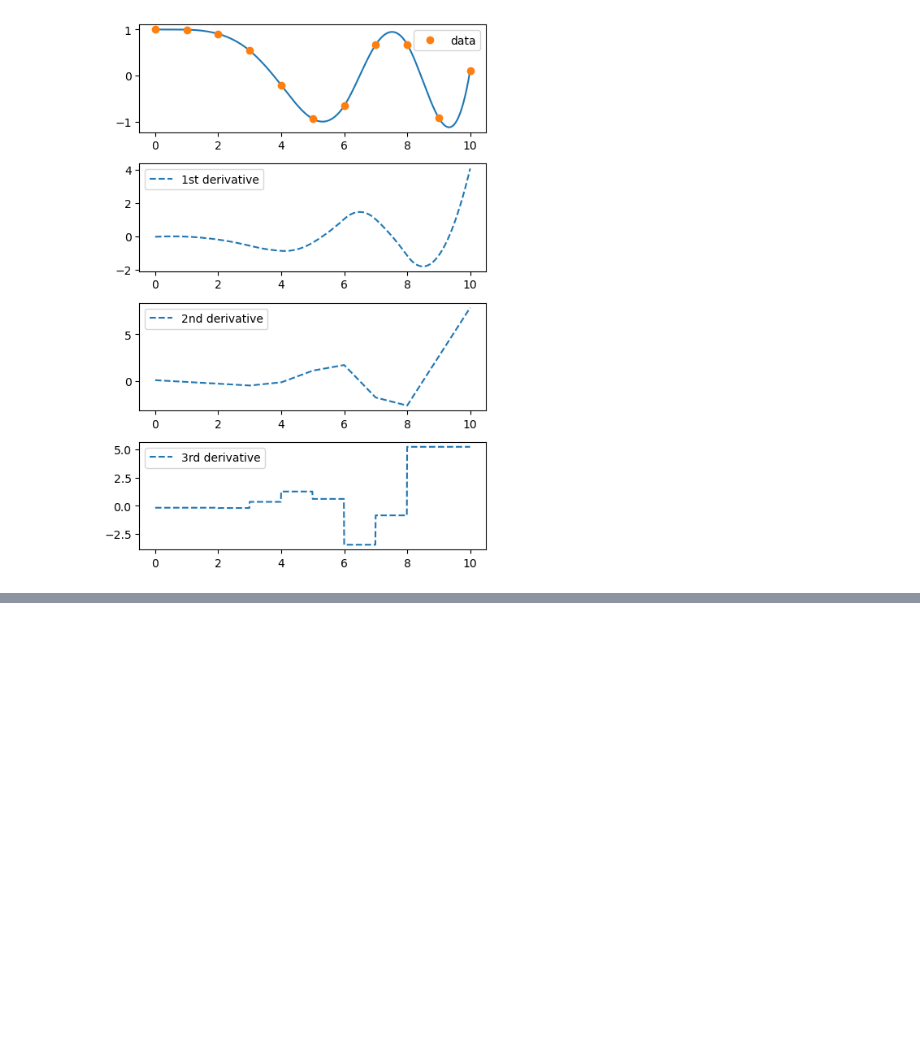
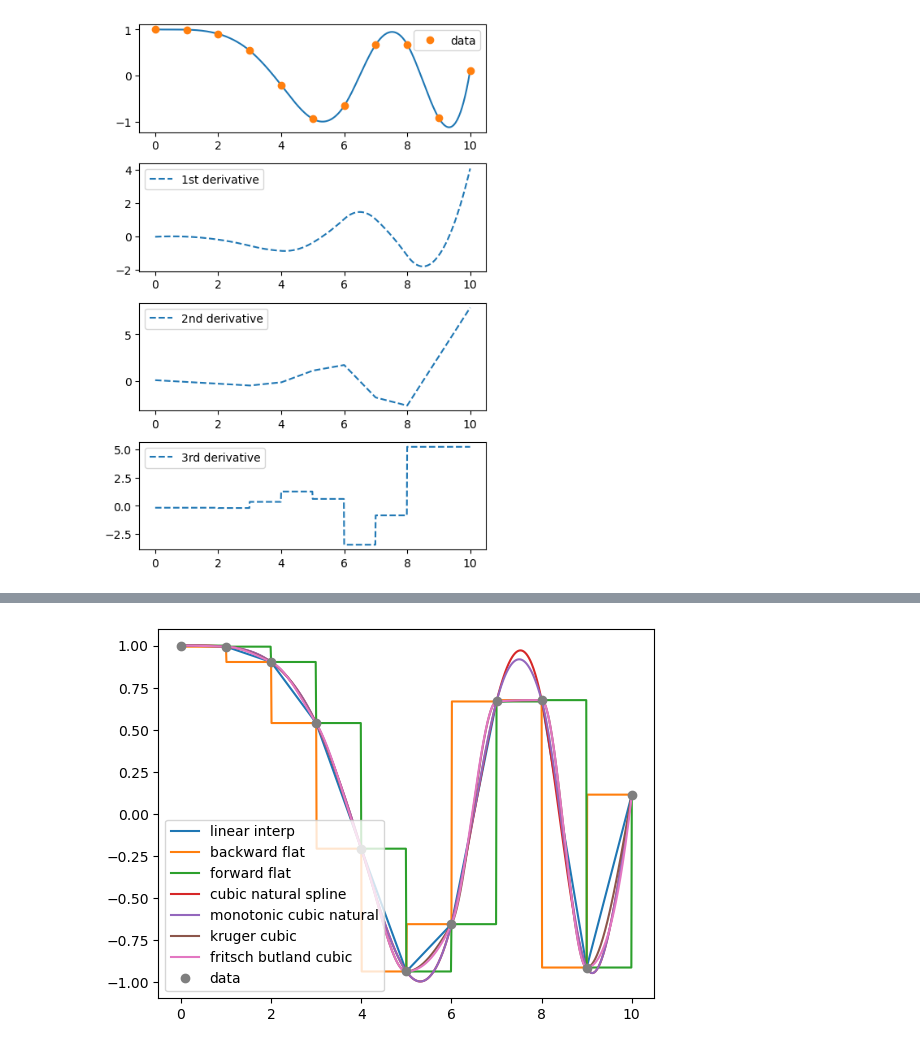
Before and after one commit to kevingivens/Blog, a Jupyter notebook: 2024/Interpolations/quantlib_interpolations.ipynb, the cells around one changed output, grey strips where cells are left out. Saved outputs shown, nothing was run; the diff lists cells and outputs as text; code cells hidden in the pictures; blank space fills up the shorter version.

Commit message:
add quantlib interp demo

```diff
--- a/2024/Interpolations/quantlib_interpolations.ipynb
+++ b/2024/Interpolations/quantlib_interpolations.ipynb
@@ -55,0 +90,25 @@ spl_ql = ql.CubicInterpolation()
+# %%
+interp1 = ql.BackwardFlatInterpolation(ql.Array(x.tolist()), ql.Array(y.tolist()))
+ynew_1 = np.asarray([interp1(x) for x in xnew])
+interp2 = ql.ForwardFlatInterpolation(ql.Array(x.tolist()), ql.Array(y.tolist()))
+ynew_2 = np.asarray([interp2(x) for x in xnew])
+interp3 = ql.CubicNaturalSpline(ql.Array(x.tolist()), ql.Array(y.tolist()))
+ynew_3 = np.asarray([interp3(x) for x in xnew])
+interp4 = ql.MonotonicCubicNaturalSpline(ql.Array(x.tolist()), ql.Array(y.tolist()))
+ynew_4 = np.asarray([interp4(x) for x in xnew])
+interp5 = ql.KrugerCubic(ql.Array(x.tolist()), ql.Array(y.tolist()))
+ynew_5 = np.asarray([interp5(x) for x in xnew])
+interp6 = ql.FritschButlandCubic(ql.Array(x.tolist()), ql.Array(y.tolist()))
+ynew_6 = np.asarray([interp6(x) for x in xnew])
+plt.plot(xnew, ynew, '-', label='linear interp')
+plt.plot(xnew, ynew_1, '-', label='backward flat')
+plt.plot(xnew, ynew_2, '-', label='forward flat')
+plt.plot(xnew, ynew_3, '-', label='cubic natural spline')
+plt.plot(xnew, ynew_4, '-', label='monotonic cubic natural')
+plt.plot(xnew, ynew_5, '-', label='kruger cubic')
+plt.plot(xnew, ynew_6, '-', label='fritsch butland cubic')
+plt.plot(x, y, 'o', label='data')
+plt.legend(loc='best')
+plt.show()
+# %% [output]
+[figure, added]
```
Also changed, not shown: parts of 3 cells of this notebook.
